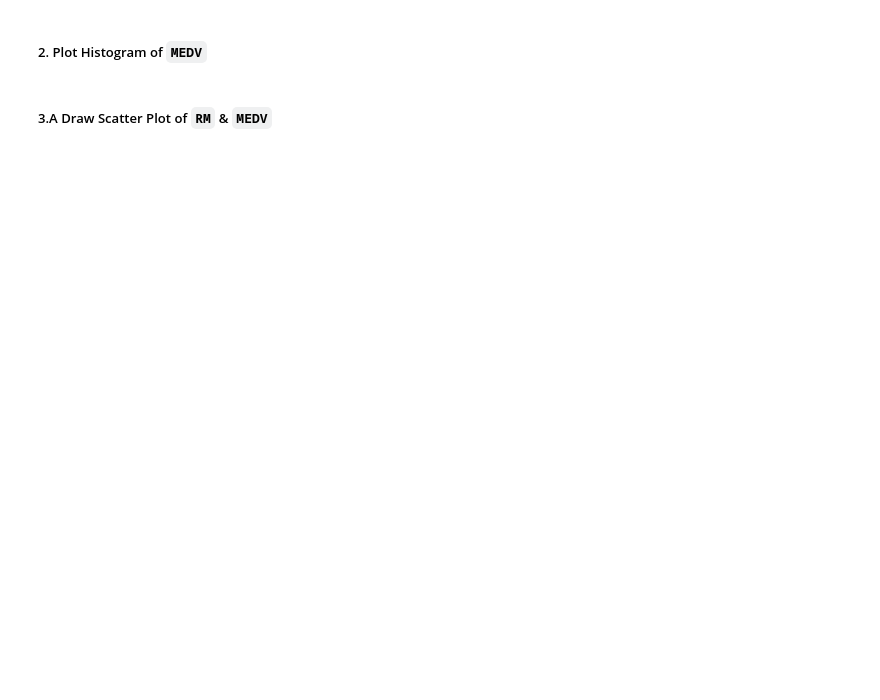
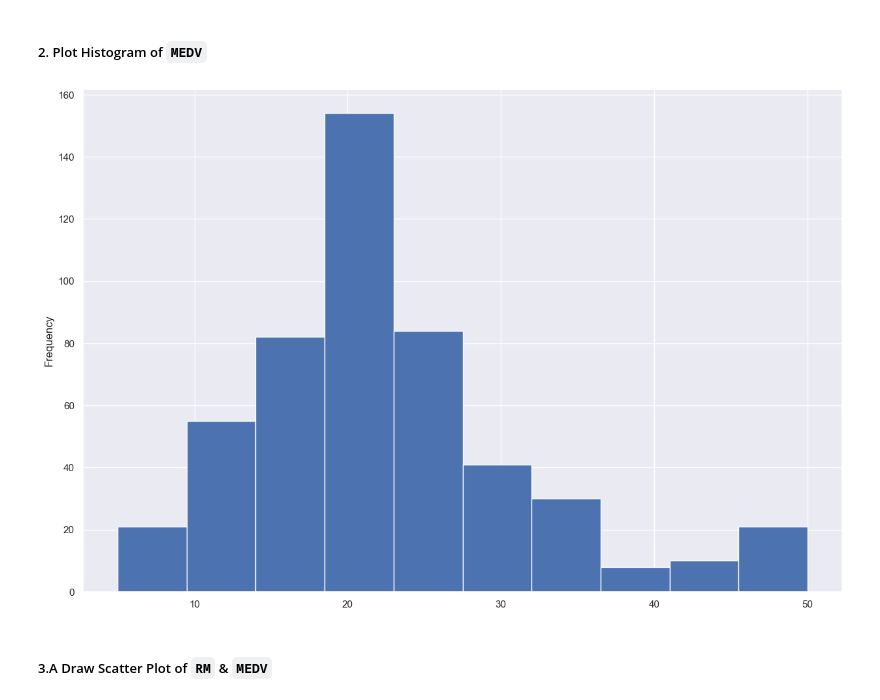
Before and after one commit to Oheneapaw/IOD_NEW, a Jupyter notebook: Module 2 New/Lab 2/IOD_Lab-2_2_2.ipynb, the cells around one changed output. Cells and saved outputs as stored; diff of their text form; code cells hidden in the pictures; blank space fills up the shorter version.

```diff
--- a/Module 2 New/Lab 2/IOD_Lab-2_2_2.ipynb
+++ b/Module 2 New/Lab 2/IOD_Lab-2_2_2.ipynb
@@ -70,2 +71,7 @@ RM.plot(kind='hist');
+# %%
+MEDV = df['MEDV']
+MEDV.plot(kind='hist');
+# %% [output]
+[figure, added]
 # %% [markdown]
 ##### 3.A Draw Scatter Plot of `RM` & `MEDV`
```
Also changed, not shown: parts of 36 cells of this notebook.
